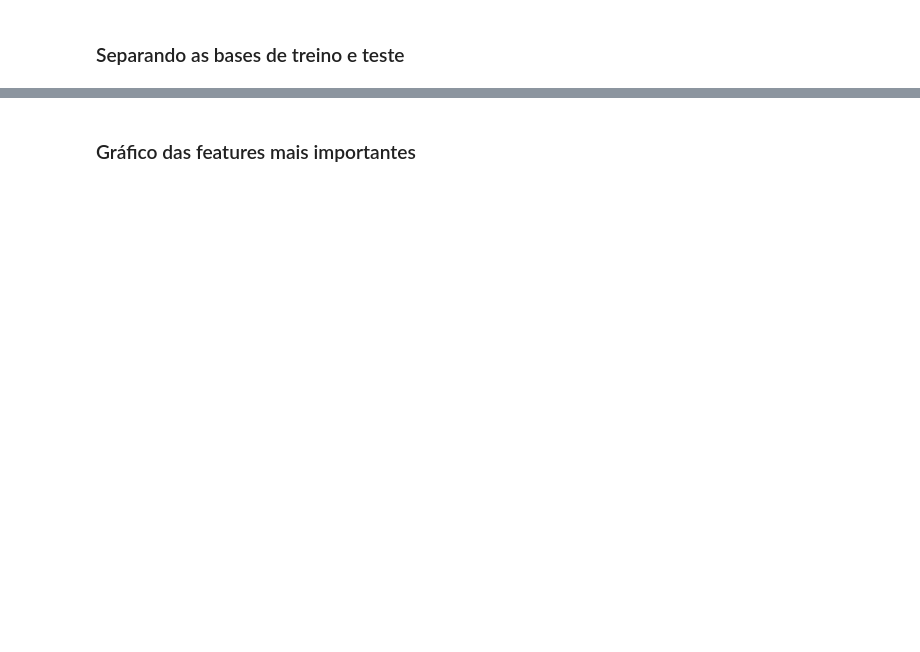
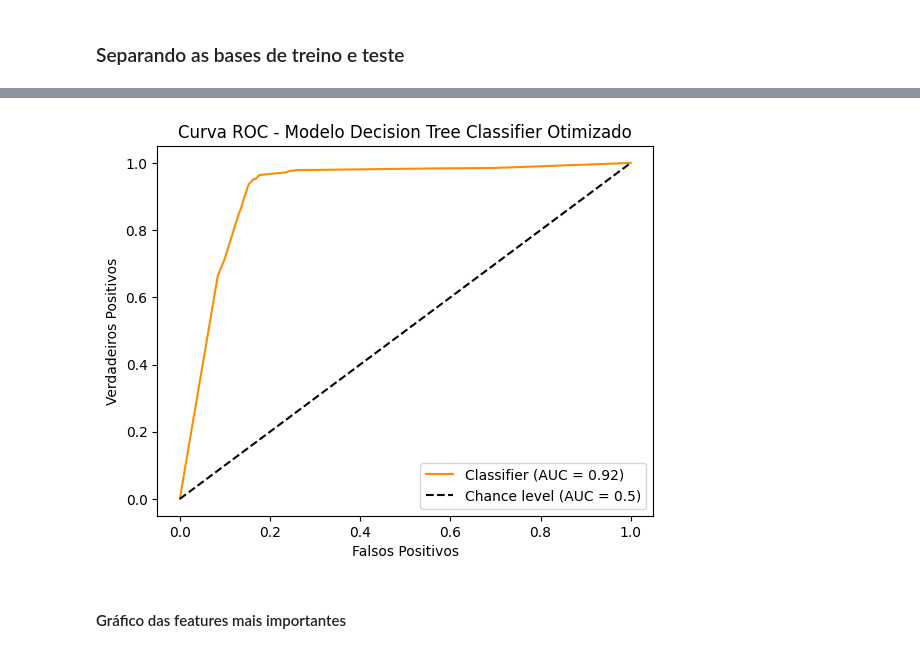
Before and after one commit to rfprates/modelo_classificacao_churn_banco, a Jupyter notebook: case_churn_bancos.ipynb, the cells around one changed output, grey strips where cells are left out. Cells and saved outputs as stored; diff of their text form; code cells hidden in the pictures; blank space fills up the shorter version.

```diff
--- a/case_churn_bancos.ipynb
+++ b/case_churn_bancos.ipynb
@@ -277,2 +653,17 @@ pie_charts(df = base_dados, col = 'Attrition_Flag')
+# %%
+roc = tree_tunned.predict_proba(x_test)[:,1]
+
+disp_roc = RocCurveDisplay.from_predictions(
+    y_true = y_test,
+    y_pred = roc,
+    color = "darkorange",
+    plot_chance_level = True
+)
+plt.title('Curva ROC - Modelo Decision Tree Classifier Otimizado')
+plt.xlabel("Falsos Positivos")
+plt.ylabel("Verdadeiros Positivos")
+plt.show()
+# %% [output]
+[figure, added]
 # %% [markdown]
-### Gráfico das features mais importantes
+#### Gráfico das features mais importantes
```
Also changed, not shown: parts of 72 cells of this notebook.
